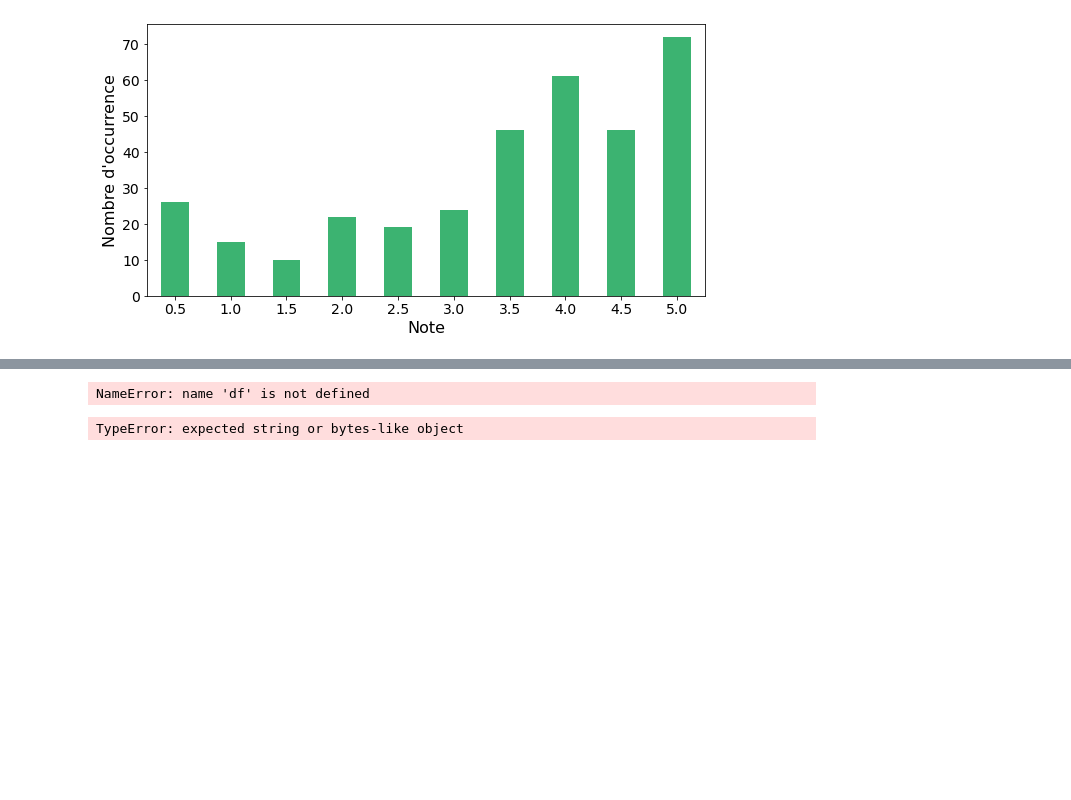
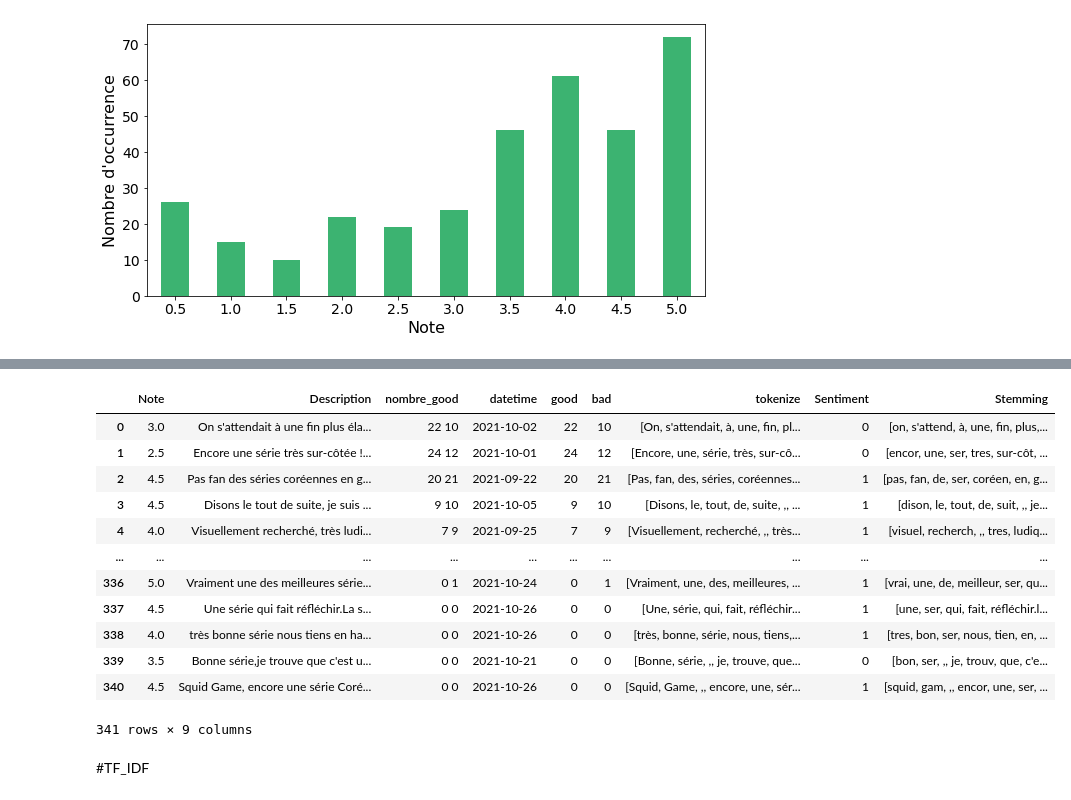
Before and after one commit to GregHHH/Python, a Jupyter notebook: NLP/Analyse_sentiments/avis.ipynb, the cells around one changed output, grey strips where cells are left out. Cells and saved outputs as stored; diff of their text form; code cells hidden in the pictures; blank space fills up the shorter version.

```diff
--- a/NLP/Analyse_sentiments/avis.ipynb
+++ b/NLP/Analyse_sentiments/avis.ipynb
@@ -59,3 +57,7 @@ Data columns (total 6 columns):
  5   key            341 non-null    int64
 dtypes: int64(1), object(5)
 memory usage: 16.1+ KB
+# %%
+# mise au format string
+df['Description'] = df['Description'].astype(str)
+df.dtypes
@@ -62,7 +72,7 @@ memory usage: 16.1+ KB
 # %%
 df = df.drop(['key', 'nombre_follow'], axis=1)
 # %%
-df['nombre_good'] = df['nombre_good'].apply(lambda x: x.replace('\n\n\n', ' - '))
+df['nombre_good'] = df['nombre_good'].apply(lambda x: x.replace('\n\n\n', ' '))
 df['nombre_good'] = df['nombre_good'].apply(lambda x: x.replace('\n', ''))
 df['Description'] = df['Description'].str.replace("\n", "");df
 # %% [output]
@@ -110,7 +120,7 @@ See Full Dataframe in Mito
 # %%
 df[['good', 'bad']] = df['nombre_good'].str.split(' ', n=1, expand=True)
 # %%
-df['Description'] = df['Description'].apply(lambda x: word_tokenize(x))
+df['tokenize'] = df['Description'].apply(lambda x: word_tokenize(x))
 # %%
 df['Note'] = df['Note'].apply(lambda x: x.replace(',', '.'))
 df['Note'] = df['Note'].astype('float64')
@@ -155,3 +184,24 @@ df["Sentiment"] = df['Note'].apply(lambda x: 0 if x<4 else 1)
+# %%
+#stemming
+
+from nltk.stem.snowball import FrenchStemmer
+stemmer = FrenchStemmer()
+df['Stemming'] = df.tokenize.apply(lambda x: [stemmer.stem(item) for item in x])
+df
+# %% [output]
+|  | Note | Description | nombre_good | datetime | good | bad | tokenize | Sentiment | Stemming |
+| 0 | 3.0 | On s'attendait à une fin plus éla... | 22 10 | 2021-10-02 | 22 | 10 | [On, s'attendait, à, une, fin, pl... | 0 | [on, s'attend, à, une, fin, plus,... |
+| 1 | 2.5 | Encore une série très sur-côtée !... | 24 12 | 2021-10-01 | 24 | 12 | [Encore, une, série, très, sur-cô... | 0 | [encor, une, ser, tres, sur-côt, ... |
+| 2 | 4.5 | Pas fan des séries coréennes en g... | 20 21 | 2021-09-22 | 20 | 21 | [Pas, fan, des, séries, coréennes... | 1 | [pas, fan, de, ser, coréen, en, g... |
+| 3 | 4.5 | Disons le tout de suite, je suis ... | 9 10 | 2021-10-05 | 9 | 10 | [Disons, le, tout, de, suite, ,, ... | 1 | [dison, le, tout, de, suit, ,, je... |
+| 4 | 4.0 | Visuellement recherché, très ludi... | 7 9 | 2021-09-25 | 7 | 9 | [Visuellement, recherché, ,, très... | 1 | [visuel, recherch, ,, tres, ludiq... |
+| ... | ... | ... | ... | ... | ... | ... | ... | ... | ... |
+| 336 | 5.0 | Vraiment une des meilleures série... | 0 1 | 2021-10-24 | 0 | 1 | [Vraiment, une, des, meilleures, ... | 1 | [vrai, une, de, meilleur, ser, qu... |
+| 337 | 4.5 | Une série qui fait réfléchir.La s... | 0 0 | 2021-10-26 | 0 | 0 | [Une, série, qui, fait, réfléchir... | 1 | [une, ser, qui, fait, réfléchir.l... |
+| 338 | 4.0 | très bonne série nous tiens en ha... | 0 0 | 2021-10-26 | 0 | 0 | [très, bonne, série, nous, tiens,... | 1 | [tres, bon, ser, nous, tien, en, ... |
+| 339 | 3.5 | Bonne série,je trouve que c'est u... | 0 0 | 2021-10-21 | 0 | 0 | [Bonne, série, ,, je, trouve, que... | 0 | [bon, ser, ,, je, trouv, que, c'e... |
+| 340 | 4.5 | Squid Game, encore une série Coré... | 0 0 | 2021-10-26 | 0 | 0 | [Squid, Game, ,, encore, une, sér... | 1 | [squid, gam, ,, encor, une, ser, ... |
+341 rows × 9 columns
 # %%
 X = df.drop('Sentiment',axis=1)
 X = X.drop('Note', axis=1)
@@ -159,17 +209,9 @@ Y = df['Sentimentù]
 X_train, X_test, Y_train, Y_test = train_test_split(X,Y, test_size=0.3, random_state=424242)
-# %%
-# Suppresion ponctuation
-df['Description'] = df['Description'].map(lambda x : re.sub('[,\.!?]','',x)).map(lambda x : re.sub('\d', '', x))
-# %% [output]
-NameError: name 'df' is not defined
+# %% [markdown]
+#TF_IDF
 # %%
-#stemming
+#count vect ou freqlist
+from sklearn.feature_extraction.text import CountVectorizer
+vectorizer = CountVectorizer()
 
-
-
-from nltk.stem.snowball import FrenchStemmer
-stemmer = FrenchStemmer()
-df['Description'] = df.Description.apply(lambda x: [stemmer.stem(item) for item in x])
-df
+df['Description'] = df['Description'].apply(lambda x: " ".join(x))
-# %% [output]
-TypeError: expected string or bytes-like object
```
Also changed, not shown: parts of 15 cells of this notebook, 2 other files.
